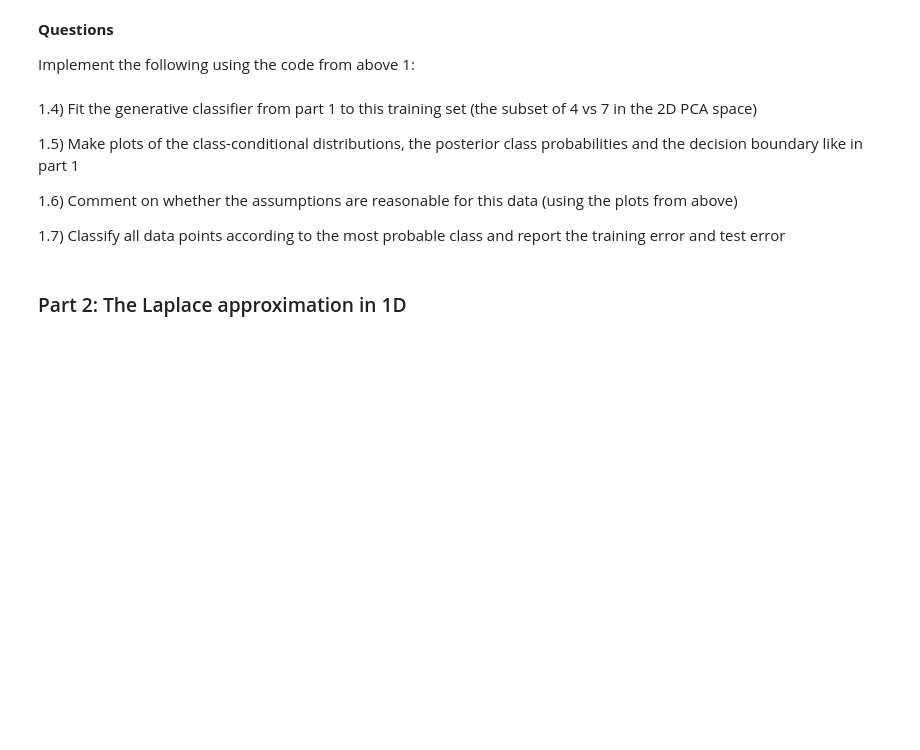
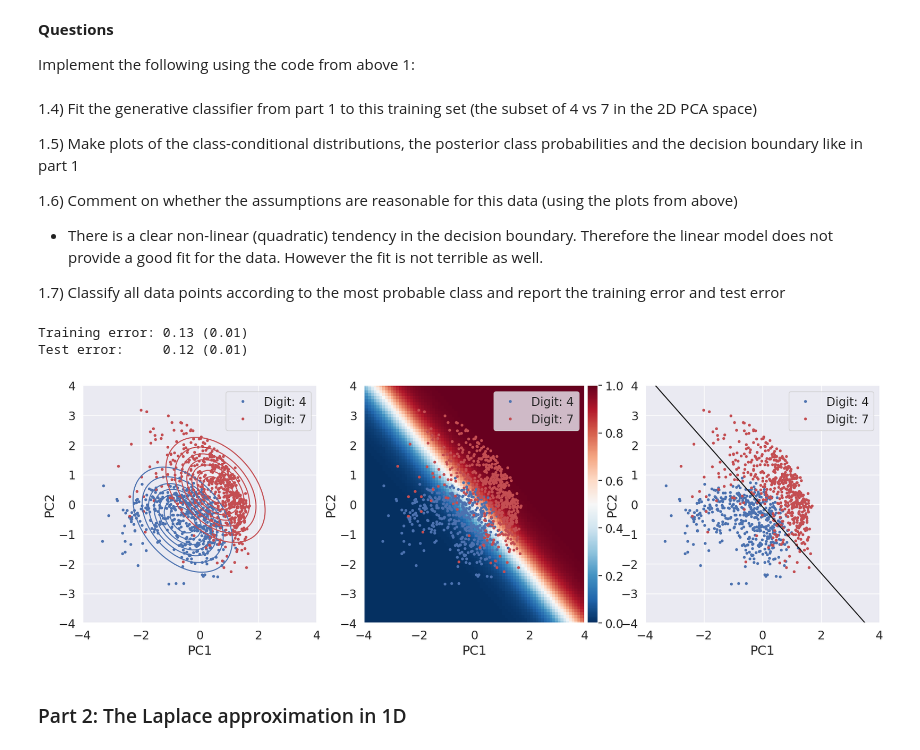
Before and after one commit to wdmdev/02477-bayesian-ml, a Jupyter notebook: week3/Exercise3.ipynb, the cells around one changed output. Drawn from its saved outputs; the diff is of its cells as text; code cells hidden in the pictures; blank space fills up the shorter version.

```diff
--- a/week3/Exercise31.ipynb
+++ b/week3/Exercise3.ipynb
@@ -336,5 +336,6 @@ Implement the following using the code from above 1:
 1.5) Make plots of the class-conditional distributions, the posterior class probabilities and the decision boundary like in part 1
 
 1.6) Comment on whether the assumptions are reasonable for this data (using the plots from above)
+* There is a clear non-linear (quadratic) tendency in the decision boundary. Therefore the linear model does not provide a good fit for the data. However the fit is not terrible as well.
 
 1.7) Classify all data points according to the most probable class and report the training error and test error
@@ -349,3 +342,61 @@ def compute_err(t, tpred):
+# %%
+# compute classification error and std. error
+def compute_err(t, tpred):
+    # t and tpred are flat arrays of the true target and predicted targets, respectively.
+    return np.mean(tpred != t), np.std(tpred != t)/np.sqrt(len(t))
+
+# fit model
+w0, w, pi0_hat, pi1_hat, mu0_hat, mu1_hat, S_hat = fit_generative_classifier(Z_train, ttrain)
+
+posterior1 = lambda x: sigmoid(w0 + x@w)
+
+# evaluate class conditionals
+log_p_class0 = lambda x: mvn.logpdf(x, mu0_hat, S_hat)
+log_p_class1 = lambda x: mvn.logpdf(x, mu1_hat, S_hat)
+
+x_grid, log_p_class0_eval = eval_density_grid(log_p_class0)
+x_grid, log_p_class1_eval = eval_density_grid(log_p_class1)
+
+
+# evaluate posterior distribution
+x_grid, posterior1_eval = eval_density_grid(posterior1)
+
+# decision boundary
+decision = -(w0 + w[0]*x_grid)/w[1]
+
+ttrain_hat = 1.0*(posterior1(Z_train) > 0.5)
+ttest_hat = 1.0*(posterior1(Z_test) > 0.5)
+
+
+print('Training error:\t%3.2f (%3.2f)' % compute_err(ttrain, ttrain_hat))
+print('Test error:\t%3.2f (%3.2f)' % compute_err(ttest, ttest_hat))
+
+
+fig, ax = plt.subplots(1, 3, figsize=(20, 6))
+
+# first plot
+plot_data(Z_test, ttest, ax[0], digits)
+ax[0].contour(x_grid, x_grid, np.exp(log_p_class0_eval), colors='b')
+ax[0].contour(x_grid, x_grid, np.exp(log_p_class1_eval), colors='r')
+ax[0].set(xlim = (-4, 4), ylim=(-4, 4))
+ax[0].legend()
+
+# second plot
+plot_data(Z_test, ttest, ax[1], digits)
+im=ax[1].pcolormesh(x_grid, x_grid, posterior1_eval, cmap=plt.cm.RdBu_r, shading='auto')
+ax[1].set(xlim = (-4, 4), ylim=(-4, 4))
+ax[1].legend()
+add_colorbar(im, fig, ax[1])
+
+# third plot
+plot_data(Z_test, ttest, ax[2], digits)
+ax[2].plot(x_grid, decision, 'k-')
+ax[2].set(xlim = (-4, 4), ylim=(-4, 4))
+ax[2].legend();
+# %% [output]
+Training error: 0.13 (0.01)
+Test error:     0.12 (0.01)
+[figure, added]
 # %% [markdown]
 ### Part 2: The Laplace approximation in 1D
 # %% [markdown]
```
Also changed, not shown: parts of 5 cells of this notebook, 2 other files.
